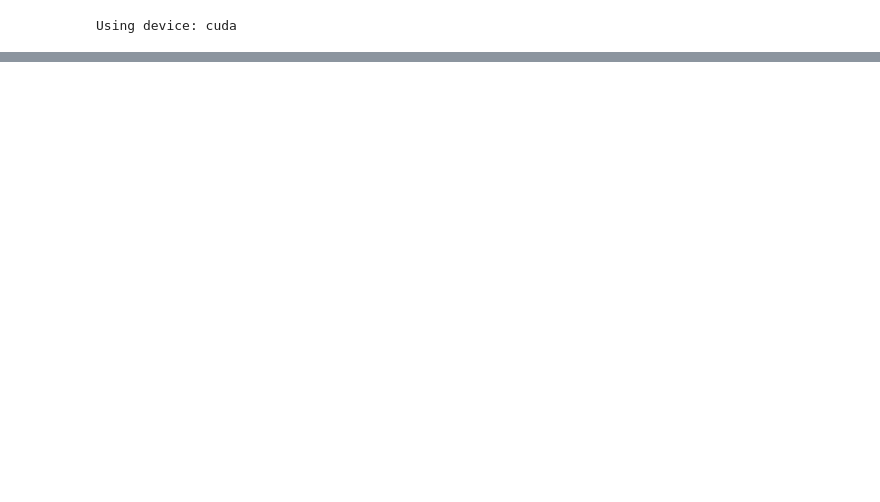
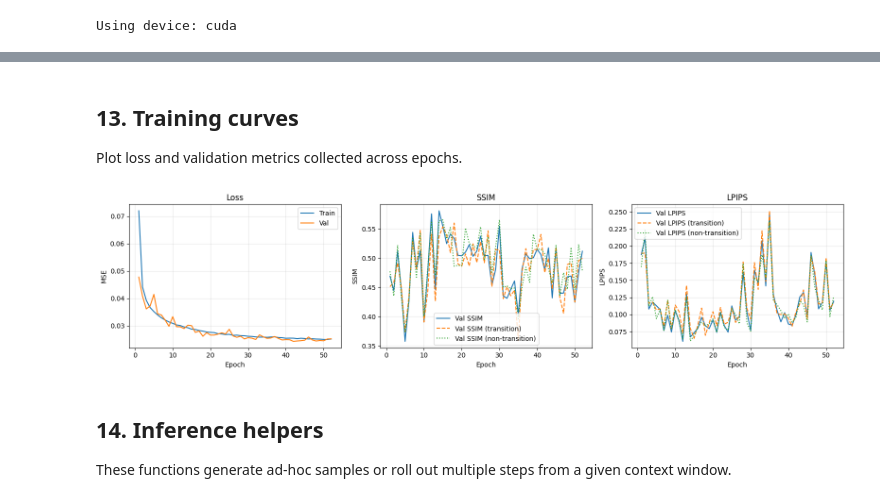
Before and after one commit to khasion/embryo_diffusion, a Jupyter notebook: diffusion/train_diffusion.ipynb, the cells around one changed output, grey strips where cells are left out. Drawn from its saved outputs; the diff is of its cells as text; code cells hidden in the pictures; blank space fills up the shorter version.

```diff
--- a/diffusion/train_diffusion.ipynb
+++ b/diffusion/train_diffusion.ipynb
@@ -428,0 +795,9 @@ val_loader = DataLoader(val_dataset, batch_size=BATCH_SIZE, shuffle=False, num_w
+# %%
+# Build datasets/loaders once; pairs are sampled on the fly
+train_dataset = PairDataset(index_for_pairs, train_ids, SPLIT_SEED, 'train', build_transition_index=False)
+val_dataset = PairDataset(index_for_pairs, val_ids, SPLIT_SEED, 'val', build_transition_index=True)
+test_dataset = PairDataset(index_for_pairs, test_ids, SPLIT_SEED, 'test', build_transition_index=True)
+
+train_loader = DataLoader(train_dataset, batch_size=BATCH_SIZE, shuffle=True, num_workers=NUM_WORKERS, pin_memory=True, persistent_workers=True)
+val_loader = DataLoader(val_dataset, batch_size=BATCH_SIZE, shuffle=False, num_workers=NUM_WORKERS, pin_memory=True)
+test_loader = DataLoader(test_dataset, batch_size=BATCH_SIZE, shuffle=False, num_workers=NUM_WORKERS, pin_memory=True)
@@ -747,0 +1583,52 @@ def predict_next_frames(target_phase: str, plane: str, out_path: str, guidance_s
+# %% [markdown]
+## 13. Training curves
+Plot loss and validation metrics collected across epochs.
+# %%
+# Plot training curves
+if metric_history:
+    epochs = np.arange(1, len(metric_history) + 1)
+    train_loss = np.array([m['train_loss'] for m in metric_history], dtype=float)
+    val_loss = np.array([m['val_loss'] for m in metric_history], dtype=float)
+    val_ssim = np.array([m['val_ssim'] if m['val_ssim'] is not None else np.nan for m in metric_history], dtype=float)
+    val_ssim_tr = np.array([m.get('val_ssim_tr') if m.get('val_ssim_tr') is not None else np.nan for m in metric_history], dtype=float)
+    val_ssim_non = np.array([m.get('val_ssim_non') if m.get('val_ssim_non') is not None else np.nan for m in metric_history], dtype=float)
+    val_lpips = np.array([m['val_lpips'] if m['val_lpips'] is not None else np.nan for m in metric_history], dtype=float)
+    val_lpips_tr = np.array([m.get('val_lpips_tr') if m.get('val_lpips_tr') is not None else np.nan for m in metric_history], dtype=float)
+    val_lpips_non = np.array([m.get('val_lpips_non') if m.get('val_lpips_non') is not None else np.nan for m in metric_history], dtype=float)
+
+    fig, axes = plt.subplots(1, 3, figsize=(16, 4))
+    axes[0].plot(epochs, train_loss, label='Train')
+    axes[0].plot(epochs, val_loss, label='Val')
+    axes[0].set_title('Loss')
+    axes[0].set_xlabel('Epoch')
+    axes[0].set_ylabel('MSE')
+    axes[0].legend()
+    axes[0].grid(True, alpha=0.3)
+
+    axes[1].plot(epochs, val_ssim, label='Val SSIM')
+    axes[1].plot(epochs, val_ssim_tr, label='Val SSIM (transition)', linestyle='--')
+    axes[1].plot(epochs, val_ssim_non, label='Val SSIM (non-transition)', linestyle=':')
+    axes[1].set_title('SSIM')
+    axes[1].set_xlabel('Epoch')
+    axes[1].set_ylabel('SSIM')
+    axes[1].grid(True, alpha=0.3)
+    axes[1].legend()
+
+    axes[2].plot(epochs, val_lpips, label='Val LPIPS')
+    axes[2].plot(epochs, val_lpips_tr, label='Val LPIPS (transition)', linestyle='--')
+    axes[2].plot(epochs, val_lpips_non, label='Val LPIPS (non-transition)', linestyle=':')
+    axes[2].set_title('LPIPS')
+    axes[2].set_xlabel('Epoch')
+    axes[2].set_ylabel('LPIPS')
+    axes[2].grid(True, alpha=0.3)
+    axes[2].legend()
+
+    plt.tight_layout()
+    plt.show()
+else:
+    print('No metrics logged yet.')
+# %% [output]
+[figure, added]
+# %% [markdown]
+## 14. Inference helpers
+These functions generate ad‑hoc samples or roll out multiple steps from a given context window.
```
Also changed, not shown: parts of 30 cells of this notebook, 39 other files.
